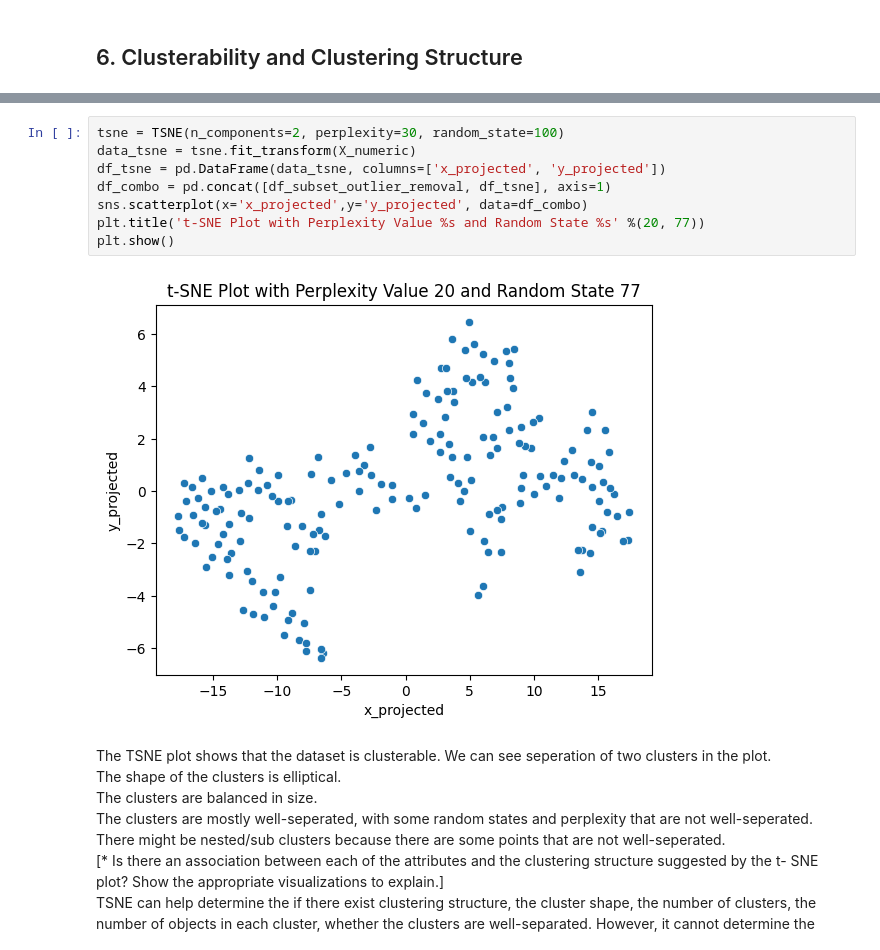
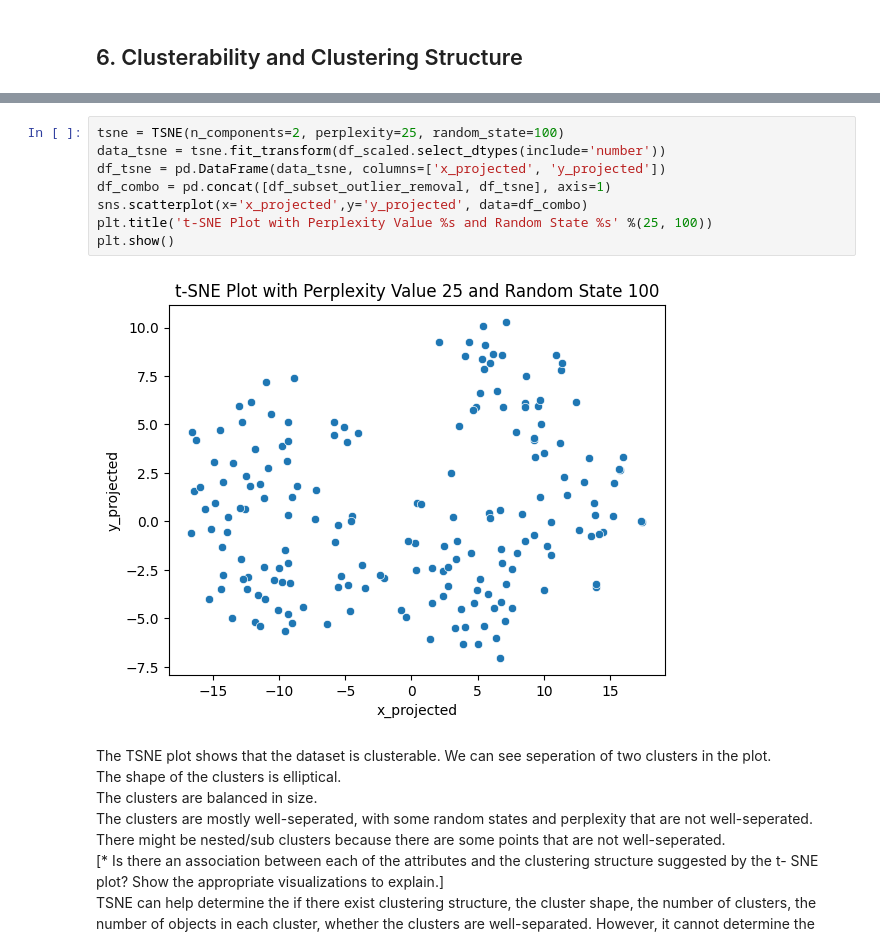
Before and after one commit to agrigortsuk/stat437project, a Jupyter notebook: new_dataset.ipynb, the cells around one changed output, grey strips where cells are left out. Saved outputs shown, nothing was run; the diff lists cells and outputs as text.

```diff
--- a/new_dataset.ipynb
+++ b/new_dataset.ipynb
@@ -312,15 +312,15 @@ for perp in [5,10, 15, 20, 25, 30]:
 --------------------------------------------
 ... (6 outputs left out)
 # %%
-tsne = TSNE(n_components=2, perplexity=30, random_state=100)
-data_tsne = tsne.fit_transform(X_numeric)
+tsne = TSNE(n_components=2, perplexity=25, random_state=100)
+data_tsne = tsne.fit_transform(df_scaled.select_dtypes(include='number'))
 df_tsne = pd.DataFrame(data_tsne, columns=['x_projected', 'y_projected'])
 df_combo = pd.concat([df_subset_outlier_removal, df_tsne], axis=1)
 sns.scatterplot(x='x_projected',y='y_projected', data=df_combo)
-plt.title('t-SNE Plot with Perplexity Value %s and Random State %s' %(20, 77))
+plt.title('t-SNE Plot with Perplexity Value %s and Random State %s' %(25, 100))
 plt.show()
 # %% [output]
-[figure, old version]
+[figure, new version]
 # %% [markdown]
 The TSNE plot shows that the dataset is clusterable. We can see seperation of two clusters in the plot.
 The shape of the clusters is elliptical.
```
Also changed, not shown: parts of 5 cells of this notebook.
